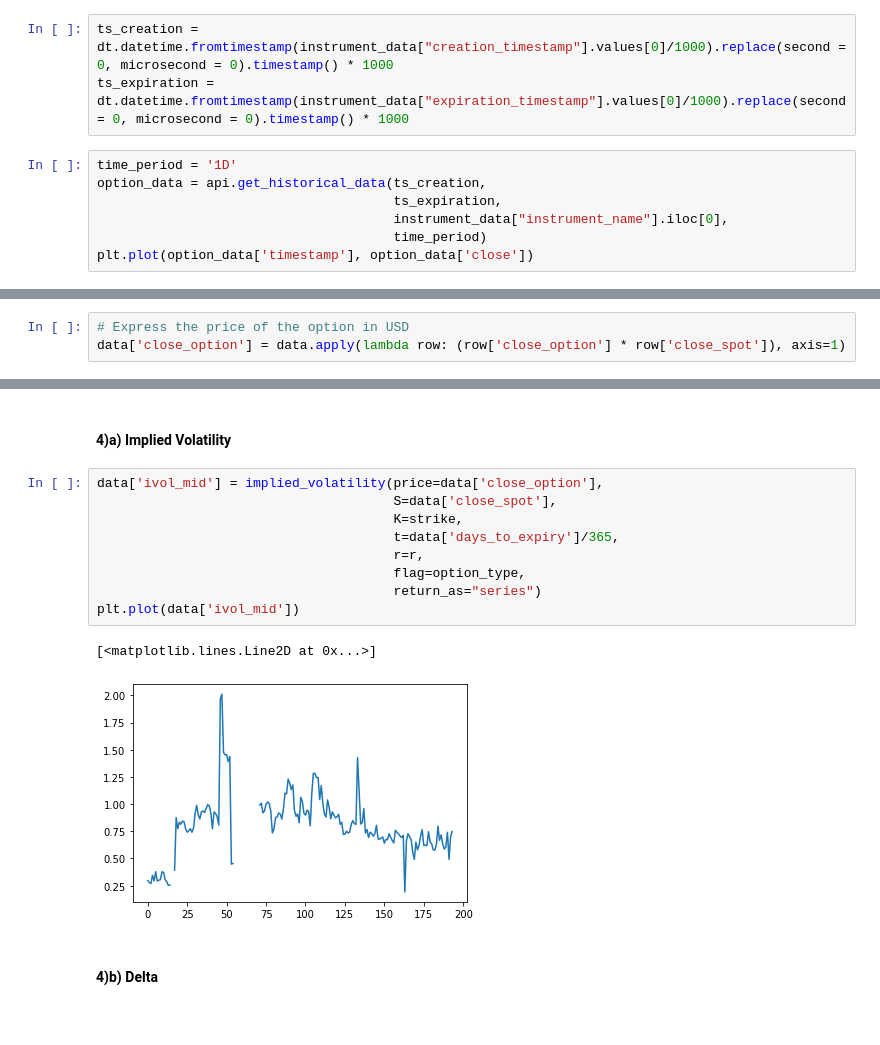
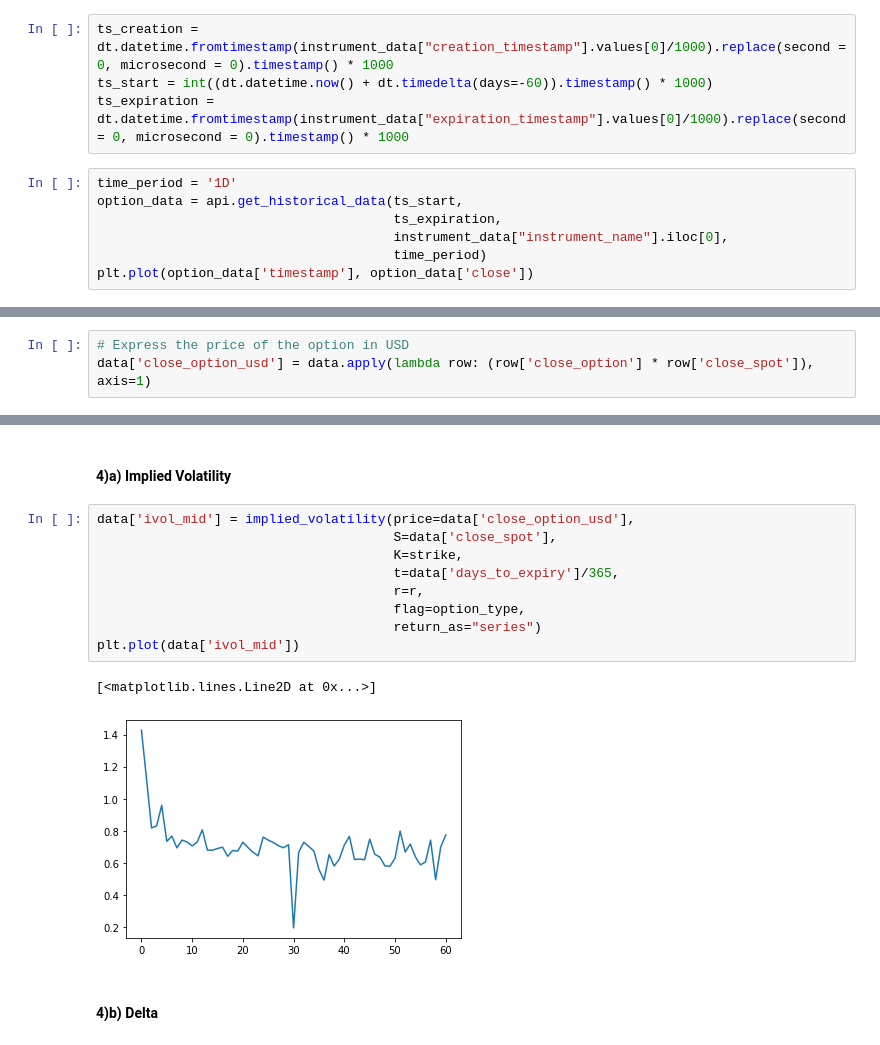
Before and after one commit to marcNY/crypto_option_dashboard, a Jupyter notebook: notebooks/WebApp Template.ipynb, the cells around one changed output, grey strips where cells are left out. Drawn from its saved outputs; the diff is of its cells as text.

Commit message:
Replaced ts_creation with ts_start

```diff
--- a/notebooks/WebApp Template.ipynb
+++ b/notebooks/WebApp Template.ipynb
@@ -103,10 +103,11 @@ instrument_data
 #### 3)a) Get data of both spot and option historical levels
 # %%
 ts_creation = dt.datetime.fromtimestamp(instrument_data["creation_timestamp"].values[0]/1000).replace(second = 0, microsecond = 0).timestamp() * 1000
+ts_start = int((dt.datetime.now() + dt.timedelta(days=-60)).timestamp() * 1000)
 ts_expiration = dt.datetime.fromtimestamp(instrument_data["expiration_timestamp"].values[0]/1000).replace(second = 0, microsecond = 0).timestamp() * 1000
 # %%
 time_period = '1D'
-option_data = api.get_historical_data(ts_creation,
+option_data = api.get_historical_data(ts_start,
                                       ts_expiration,
                                       instrument_data["instrument_name"].iloc[0],
                                       time_period)
@@ -135,7 +136,7 @@ data.drop(["timestamp_option","timestamp_spot"],axis=1, inplace=True)
 data['timestamp'] = data.ticks.apply(lambda x:dt.datetime.fromtimestamp(x/1000))
 # %%
 # Express the price of the option in USD
-data['close_option'] = data.apply(lambda row: (row['close_option'] * row['close_spot']), axis=1)
+data['close_option_usd'] = data.apply(lambda row: (row['close_option'] * row['close_spot']), axis=1)
 # %% [markdown]
 #### 3)c) Set parameters for backtest
 # %%
@@ -159,17 +160,17 @@ data["days_to_expiry"] = data["time_to_expiry"].apply(lambda x: x.days)
 # %% [markdown]
 #### 4)a) Implied Volatility
 # %%
-data['ivol_mid'] = implied_volatility(price=data['close_option'],
+data['ivol_mid'] = implied_volatility(price=data['close_option_usd'],
                                       S=data['close_spot'],
                                       K=strike,
                                       t=data['days_to_expiry']/365,
                                       r=r,
                                       flag=option_type,
                                       return_as="series")
 plt.plot(data['ivol_mid'])
 # %% [output]
 [<matplotlib.lines.Line2D at 0x...>]
-[figure, old version]
+[figure, new version]
 # %% [markdown]
 #### 4)b) Delta
 # %%
```
Also changed, not shown: parts of 11 cells of this notebook.
